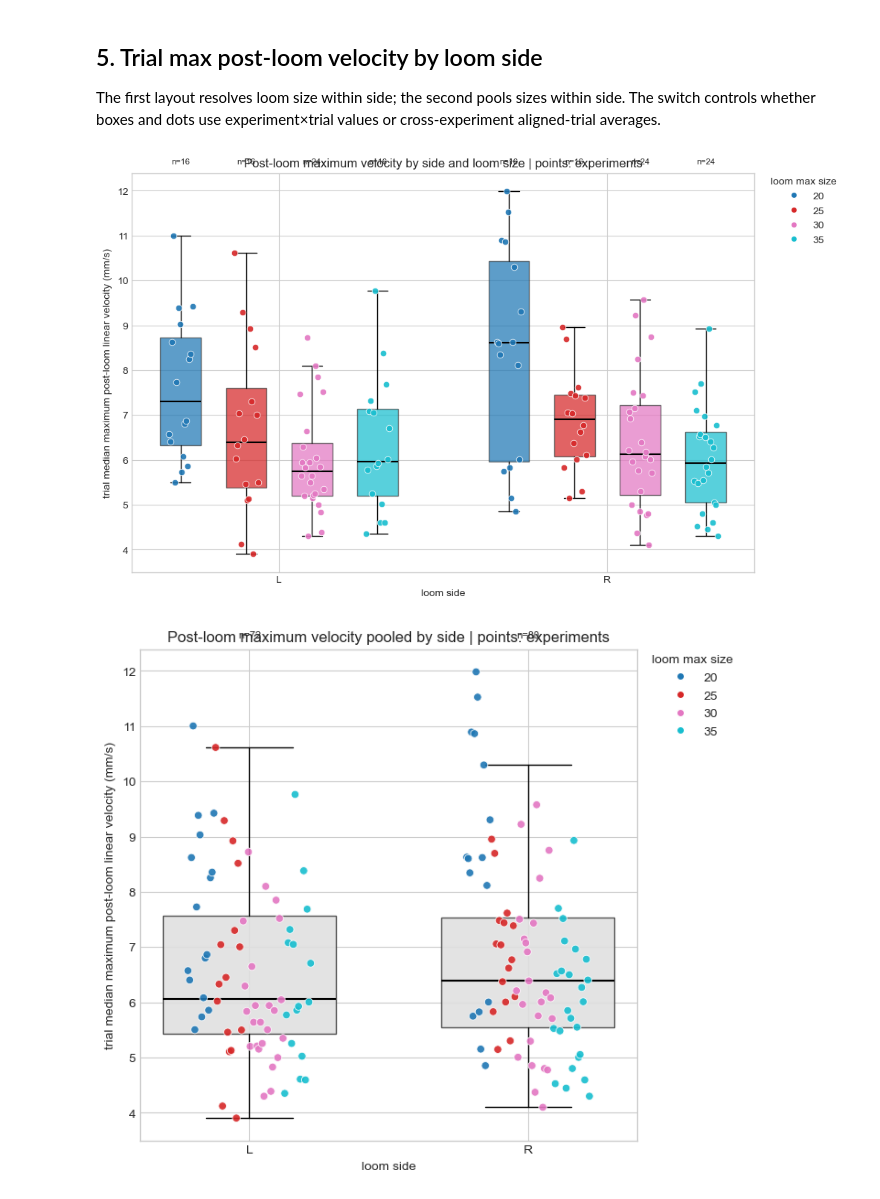
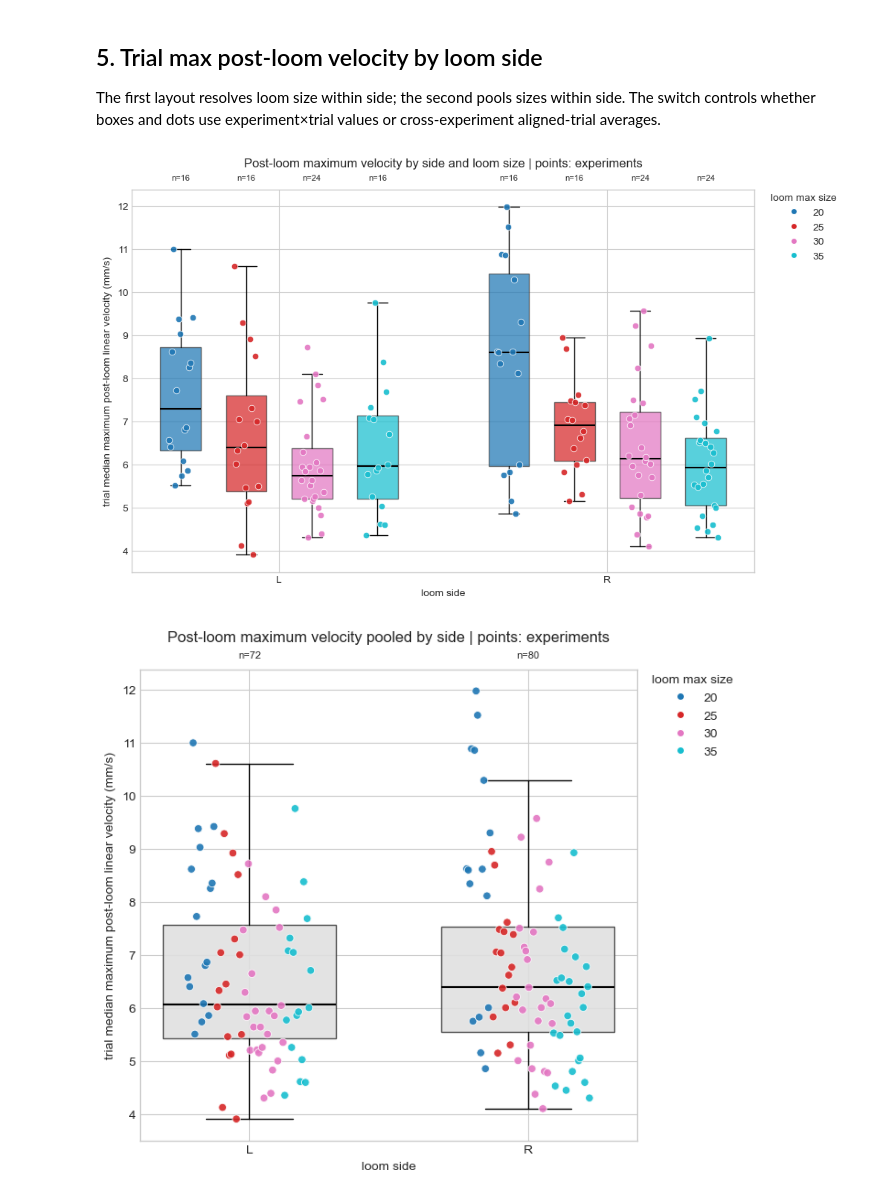
Before and after one commit to cryez/jlsocialbehavior, a Jupyter notebook: Analyses/LoomAnalysisCR.ipynb, the cells around one changed output. Cells and saved outputs as stored; diff of their text form; code cells hidden in the pictures.

```diff
--- a/Analyses/LoomAnalysisCR.ipynb
+++ b/Analyses/LoomAnalysisCR.ipynb
@@ -481,37 +481,37 @@ for side_index, side in enumerate(TRIAL_MAX_VELOCITY_BOXPLOT_SIDES):
     group_centers.append(np.mean(positions))
 ax.set_xticks(group_centers)
 ax.set_xticklabels(TRIAL_MAX_VELOCITY_BOXPLOT_SIDES)
 ax.set_xlabel('loom side')
 ax.set_ylabel('trial median maximum post-loom linear velocity (mm/s)')
-ax.set_title(f'Post-loom maximum velocity by side and loom size | points: {SIDE_POINT_MODE}')
+ax.set_title(f'Post-loom maximum velocity by side and loom size | points: {SIDE_POINT_MODE}', pad=22)
 size_handles = [plt.Line2D([], [], marker='o', linestyle='None', markerfacecolor=size_colors[size], markeredgecolor='white', label=str(int(size))) for size in sizes]
 ax.legend(handles=size_handles, title='loom max size', bbox_to_anchor=(1.02, 1), loc='upper left', borderaxespad=0)
 plt.show()
 
 fig, ax = plt.subplots(figsize=(7, 6), constrained_layout=True)
 positions = {side: index for index, side in enumerate(TRIAL_MAX_VELOCITY_BOXPLOT_SIDES)}
 ax.boxplot(
     [side_points.loc[side_points['side'].eq(side), 'plot_value'].to_numpy(dtype=float) for side in TRIAL_MAX_VELOCITY_BOXPLOT_SIDES],
     positions=[positions[side] for side in TRIAL_MAX_VELOCITY_BOXPLOT_SIDES],
     boxprops={'facecolor': '0.88', 'edgecolor': '0.25', 'alpha': 0.9},
     **box_kwargs,
 )
 for side in TRIAL_MAX_VELOCITY_BOXPLOT_SIDES:
     subset = side_points.loc[side_points['side'].eq(side)].sort_values(['loom_max_size', 'condition_trial'])
     values = subset['plot_value'].to_numpy(dtype=float)
     ax.scatter(positions[side] + deterministic_jitter(len(values), 0.22), values, color=[size_colors[size] for size in subset['loom_max_size']], s=38, alpha=0.9, edgecolors='white', linewidths=0.6, zorder=3)
     ax.text(positions[side], 1.02, f'n={len(values)}', transform=ax.get_xaxis_transform(), ha='center', va='bottom', fontsize=8)
 ax.set_xticks([positions[side] for side in TRIAL_MAX_VELOCITY_BOXPLOT_SIDES])
 ax.set_xticklabels(TRIAL_MAX_VELOCITY_BOXPLOT_SIDES)
 ax.set_xlabel('loom side')
 ax.set_ylabel('trial median maximum post-loom linear velocity (mm/s)')
-ax.set_title(f'Post-loom maximum velocity pooled by side | points: {SIDE_POINT_MODE}')
+ax.set_title(f'Post-loom maximum velocity pooled by side | points: {SIDE_POINT_MODE}', pad=22)
 ax.legend(handles=size_handles, title='loom max size', bbox_to_anchor=(1.02, 1), loc='upper left', borderaxespad=0)
 plt.show()
 display(side_points.sort_values(['side', 'loom_max_size', 'condition_trial']).head(30))
 # %% [output]
-[figure, old version]
+[figure, new version]
-[figure, old version]
+[figure, new version]
 |  | experiment_index | experiment | trial | condition_trial | block | episode | side | loom_max_size | ... |
 | 8 | 0 | 20260213_01_35Animals_s2_TLSel1F10.1 | 8 | 1 | 32 | CLfull020L | L | 20 | ... |
 | 48 | 1 | 20260303_01_35Animals_s1_TLSel1F10.1 | 8 | 1 | 32 | CLfull020L | L | 20 | ... |
```
Also changed, not shown: parts of 1 cell of this notebook.
